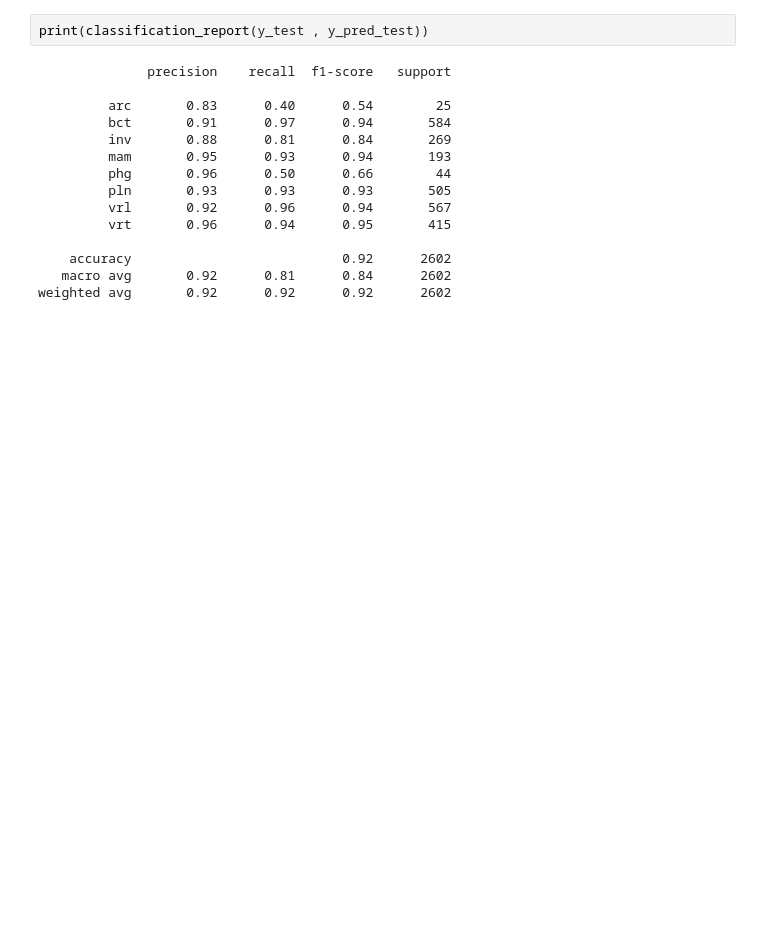
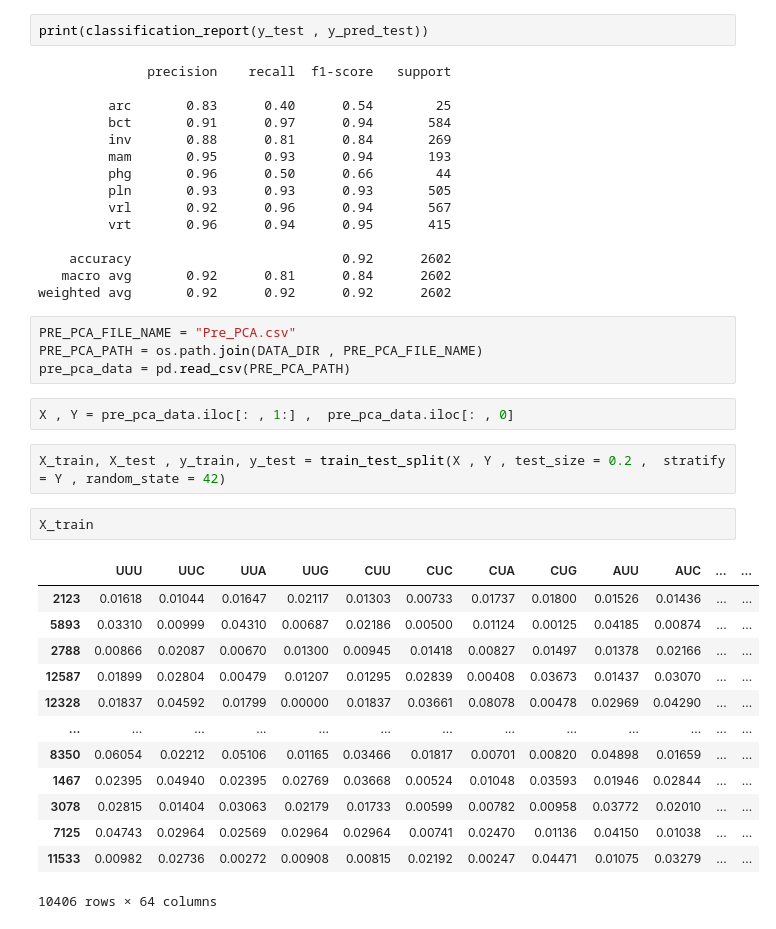
Before and after one commit to OmarGamalH/Codon-Based-Kingdom-Classification-Using-Machine-Learning, a Jupyter notebook: Notebooks/SVM.ipynb, the cells around one changed output. Cells and saved outputs as stored; diff of their text form; blank space fills up the shorter version.

```diff
--- a/Notebooks/SVM.ipynb
+++ b/Notebooks/SVM.ipynb
@@ -136,3 +136,27 @@ print(classification_report(y_test , y_pred_test))
     accuracy                           0.92      2602
    macro avg       0.92      0.81      0.84      2602
 weighted avg       0.92      0.92      0.92      2602
+# %%
+PRE_PCA_FILE_NAME = "Pre_PCA.csv"
+PRE_PCA_PATH = os.path.join(DATA_DIR , PRE_PCA_FILE_NAME)
+pre_pca_data = pd.read_csv(PRE_PCA_PATH)
+# %%
+X , Y = pre_pca_data.iloc[: , 1:] ,  pre_pca_data.iloc[: , 0]
+# %%
+X_train, X_test , y_train, y_test = train_test_split(X , Y , test_size = 0.2 ,  stratify = Y , random_state = 42)
+# %%
+X_train
+# %% [output]
+|  | UUU | UUC | UUA | UUG | CUU | CUC | CUA | CUG | AUU | AUC | ... | ... |
+| 2123 | 0.01618 | 0.01044 | 0.01647 | 0.02117 | 0.01303 | 0.00733 | 0.01737 | 0.01800 | 0.01526 | 0.01436 | ... | ... |
+| 5893 | 0.03310 | 0.00999 | 0.04310 | 0.00687 | 0.02186 | 0.00500 | 0.01124 | 0.00125 | 0.04185 | 0.00874 | ... | ... |
+| 2788 | 0.00866 | 0.02087 | 0.00670 | 0.01300 | 0.00945 | 0.01418 | 0.00827 | 0.01497 | 0.01378 | 0.02166 | ... | ... |
+| 12587 | 0.01899 | 0.02804 | 0.00479 | 0.01207 | 0.01295 | 0.02839 | 0.00408 | 0.03673 | 0.01437 | 0.03070 | ... | ... |
+| 12328 | 0.01837 | 0.04592 | 0.01799 | 0.00000 | 0.01837 | 0.03661 | 0.08078 | 0.00478 | 0.02969 | 0.04290 | ... | ... |
+| ... | ... | ... | ... | ... | ... | ... | ... | ... | ... | ... | ... | ... |
+| 8350 | 0.06054 | 0.02212 | 0.05106 | 0.01165 | 0.03466 | 0.01817 | 0.00701 | 0.00820 | 0.04898 | 0.01659 | ... | ... |
+| 1467 | 0.02395 | 0.04940 | 0.02395 | 0.02769 | 0.03668 | 0.00524 | 0.01048 | 0.03593 | 0.01946 | 0.02844 | ... | ... |
+| 3078 | 0.02815 | 0.01404 | 0.03063 | 0.02179 | 0.01733 | 0.00599 | 0.00782 | 0.00958 | 0.03772 | 0.02010 | ... | ... |
+| 7125 | 0.04743 | 0.02964 | 0.02569 | 0.02964 | 0.02964 | 0.00741 | 0.02470 | 0.01136 | 0.04150 | 0.01038 | ... | ... |
+| 11533 | 0.00982 | 0.02736 | 0.00272 | 0.00908 | 0.00815 | 0.02192 | 0.00247 | 0.04471 | 0.01075 | 0.03279 | ... | ... |
+10406 rows × 64 columns
```
Also changed, not shown: parts of 11 cells of this notebook, 6 other files.
